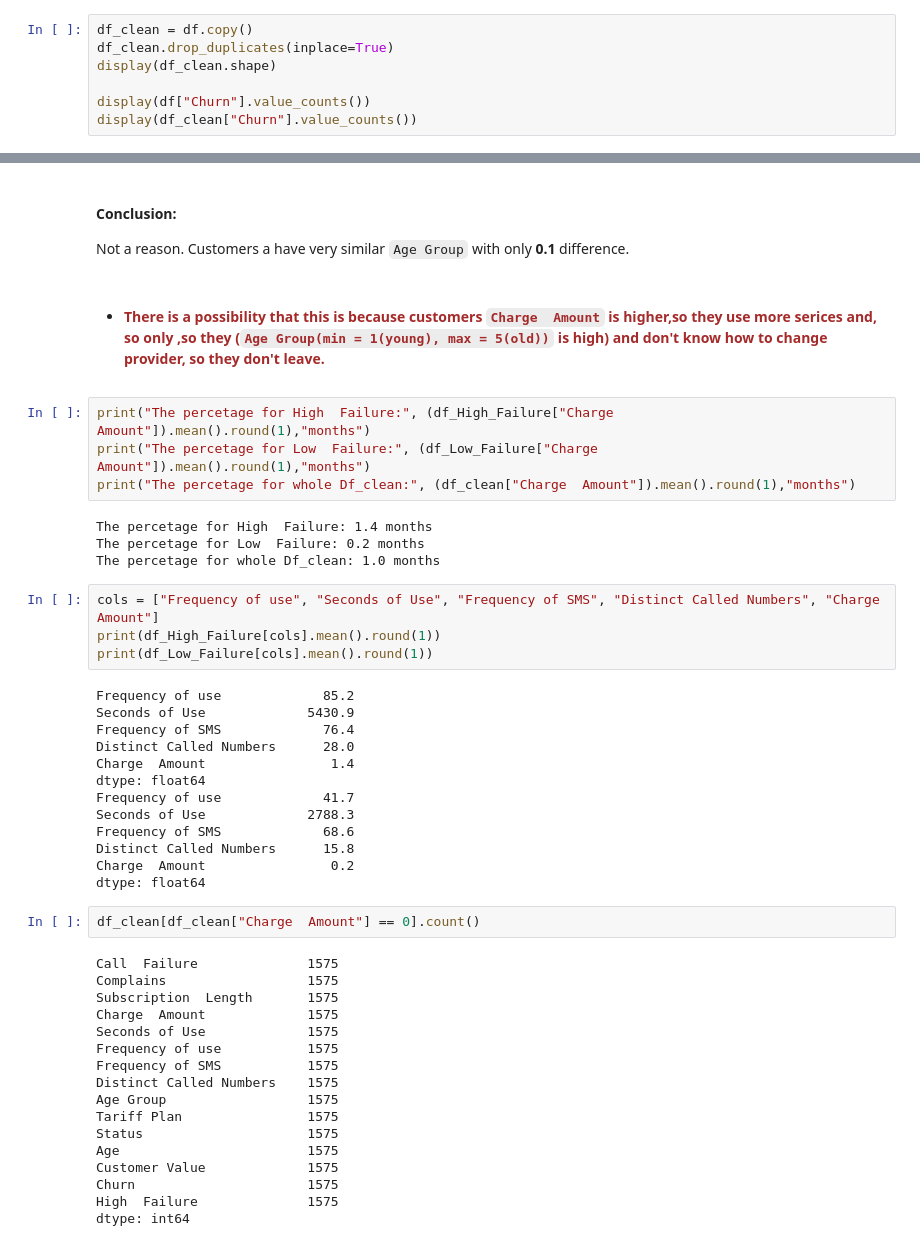
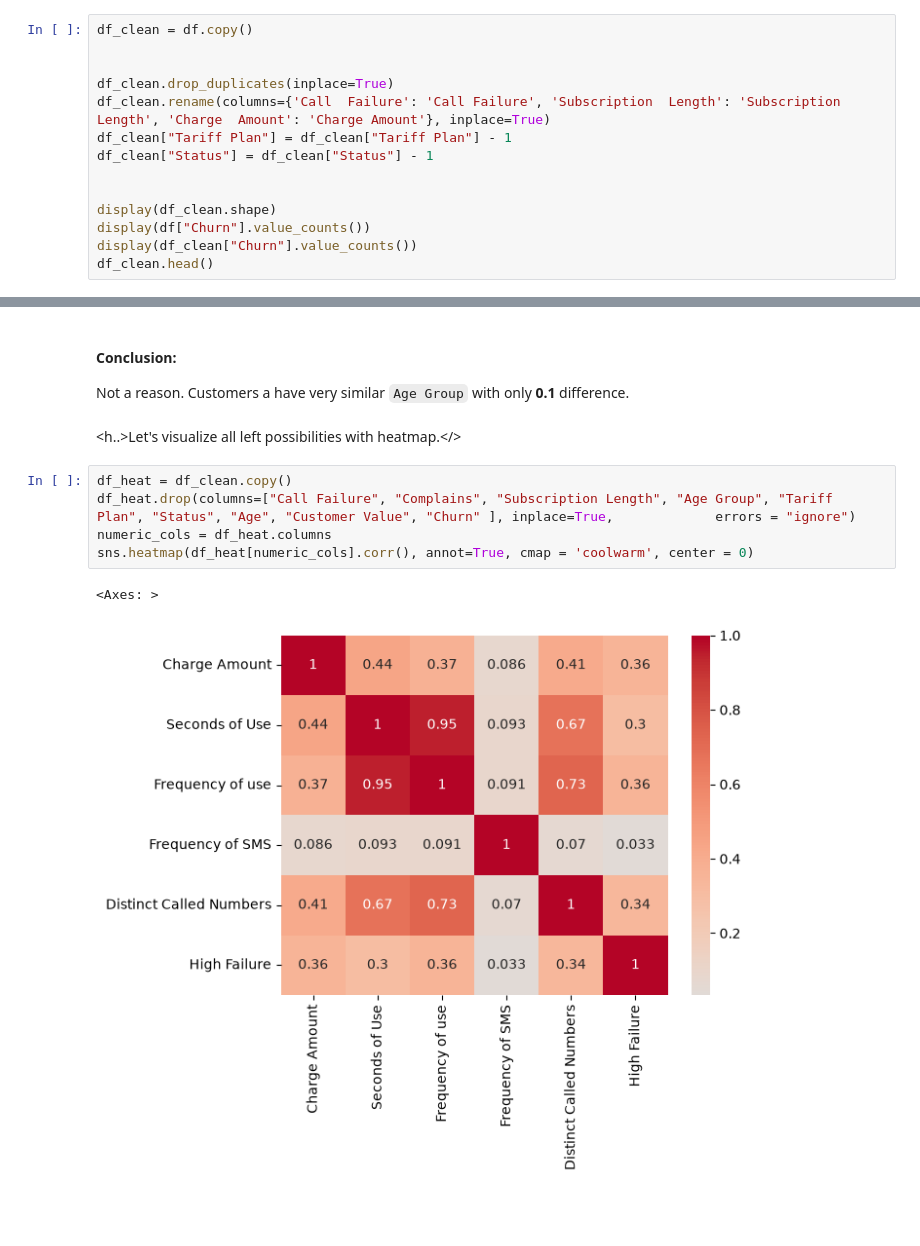
Before and after one commit to ntairuly/FinalProject_by_59ChurnGuard, a Jupyter notebook: Main.ipynb, the cells around one changed output, grey strips where cells are left out. Saved outputs shown, nothing was run; the diff lists cells and outputs as text; blank space fills up the shorter version.

```diff
--- a/Main.ipynb
+++ b/Main.ipynb
@@ -208,10 +237,17 @@ Name: count, dtype: int64
 # %%
 df_clean = df.copy()
+
+
 df_clean.drop_duplicates(inplace=True)
+df_clean.rename(columns={'Call  Failure': 'Call Failure', 'Subscription  Length': 'Subscription Length', 'Charge  Amount': 'Charge Amount'}, inplace=True)
+df_clean["Tariff Plan"] = df_clean["Tariff Plan"] - 1
+df_clean["Status"] = df_clean["Status"] - 1
+
+
 display(df_clean.shape)
-
 display(df["Churn"].value_counts())
 display(df_clean["Churn"].value_counts())
+df_clean.head()
 # %% [output]
 (2850, 14)
 Churn
@@ -366,49 +419,13 @@ Avg Age Group for whole Df_clean: 2.8
 # %% [markdown]
 #### Conclusion:
 Not a reason. Customers a have very similar `Age Group` with only **0.1** difference.
-# %% [markdown]
-- <h4 style="color:brown">There is a possibility that this is because customers <code>Charge  Amount</code> is higher,so they use more serices and, so only ,so they  (<code>Age Group(min = 1(young), max = 5(old))</code> is high) and don't know how to change provider, so they don't leave.</h4>
-# %%
-print("The percetage for High  Failure:", (df_High_Failure["Charge  Amount"]).mean().round(1),"months")
-print("The percetage for Low  Failure:", (df_Low_Failure["Charge  Amount"]).mean().round(1),"months")
-print("The percetage for whole Df_clean:", (df_clean["Charge  Amount"]).mean().round(1),"months")
-# %% [output]
-The percetage for High  Failure: 1.4 months
-The percetage for Low  Failure: 0.2 months
-The percetage for whole Df_clean: 1.0 months
+# %% [markdown]
+<h..>Let's visualize all left possibilities with heatmap.</>
 # %%
-cols = ["Frequency of use", "Seconds of Use", "Frequency of SMS", "Distinct Called Numbers", "Charge  Amount"]
-print(df_High_Failure[cols].mean().round(1))
-print(df_Low_Failure[cols].mean().round(1))
+df_heat = df_clean.copy()
+df_heat.drop(columns=["Call Failure", "Complains", "Subscription Length", "Age Group", "Tariff Plan", "Status", "Age", "Customer Value", "Churn" ], inplace=True,             errors = "ignore")
+numeric_cols = df_heat.columns
+sns.heatmap(df_heat[numeric_cols].corr(), annot=True, cmap = 'coolwarm', center = 0)
 # %% [output]
-Frequency of use             85.2
-Seconds of Use             5430.9
-Frequency of SMS             76.4
-Distinct Called Numbers      28.0
-Charge  Amount                1.4
-dtype: float64
-Frequency of use             41.7
-Seconds of Use             2788.3
-Frequency of SMS             68.6
-Distinct Called Numbers      15.8
-Charge  Amount                0.2
-dtype: float64
+<Axes: >
+[figure, added]
-# %%
-df_clean[df_clean["Charge  Amount"] == 0].count()
-# %% [output]
-Call  Failure              1575
-Complains                  1575
-Subscription  Length       1575
-Charge  Amount             1575
-Seconds of Use             1575
-Frequency of use           1575
-Frequency of SMS           1575
-Distinct Called Numbers    1575
-Age Group                  1575
-Tariff Plan                1575
-Status                     1575
-Age                        1575
-Customer Value             1575
-Churn                      1575
-High  Failure              1575
-dtype: int64
```
Also changed, not shown: parts of 26 cells of this notebook.
